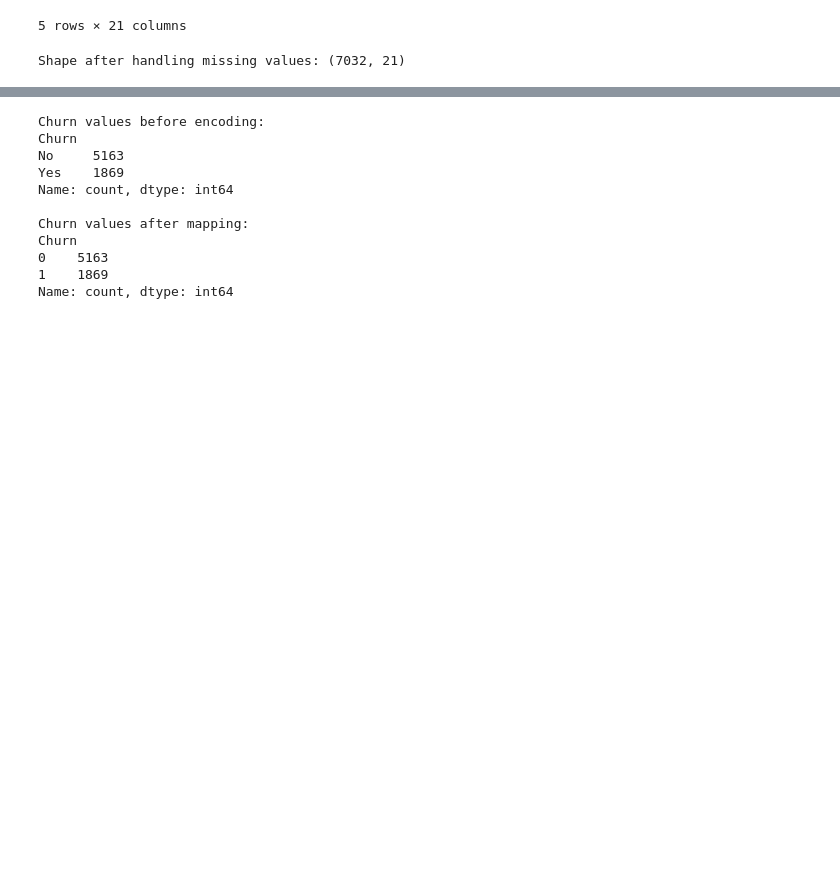
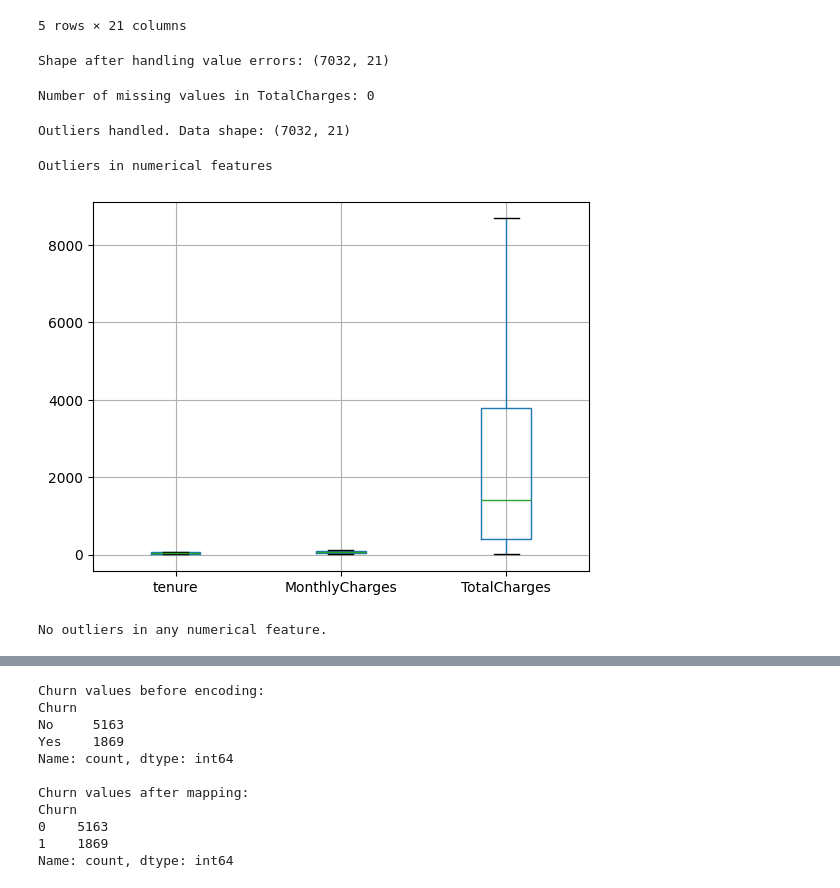
Before and after one commit to Amasha03/Customer_Churn_Prediction, a Jupyter notebook: notebooks/02_Preprocessing.ipynb, the cells around one changed output, grey strips where cells are left out. Saved outputs shown, nothing was run; the diff lists cells and outputs as text; code cells hidden in the pictures; blank space fills up the shorter version.

```diff
--- a/notebooks/02_Preprocessing.ipynb
+++ b/notebooks/02_Preprocessing.ipynb
@@ -36,14 +38,52 @@ Original shape: (7043, 21)
 | 4 | 9237-HQITU | Female | 0 | No | No | 2 | Yes | No | ... |
 5 rows × 21 columns
 # %%
-#Handle missing/ invalid values
+#Handle empty values
 df=df.replace(' ',np.nan)
 df=df.dropna()
-print("Shape after handling missing values:", df.shape)
 
-
-#Convert TotalCharges to numeric
-df['TotalCharges']=pd.to_numeric(df['TotalCharges'],errors='coerce')
-df['TotalCharges']=df['TotalCharges'].fillna(df['TotalCharges'].median())
+#Handle duplicates
+df=df.drop_duplicates()
+print("Shape after handling value errors:", df.shape)
 # %% [output]
-Shape after handling missing values: (7032, 21)
+Shape after handling value errors: (7032, 21)
+# %%
+#Handle TotalCharges
+#Convert TotalCharges to numeric
+df['TotalCharges']=pd.to_numeric(df['TotalCharges'],errors='coerce')
+
+missing_total=df['TotalCharges'].isnull().sum()
+print(f"Number of missing values in TotalCharges: {missing_total}")
+
+#Replace median values with median of the TotalCharge
+df['TotalCharges']=df['TotalCharges'].fillna(df['TotalCharges'].median())
+# %% [output]
+Number of missing values in TotalCharges: 0
+# %%
+# 3. Cap outliers for 3 main telco numerical features
+for col in ['tenure', 'MonthlyCharges', 'TotalCharges']:
+    if col in df.columns:
+        Q1 = df[col].quantile(0.25)
+        Q3 = df[col].quantile(0.75)
+        IQR = Q3 - Q1
+        lower_bound = Q1 - 1.5 * IQR
+        upper_bound = Q3 + 1.5 * IQR
+        df[col] = np.clip(df[col], lower_bound, upper_bound)
+
+# 4. Fix impossible values
+df['tenure'] = df['tenure'].clip(lower=0)  # No negative tenure
+
+# Done! Your data is ready
+print("Outliers handled. Data shape:", df.shape)
+# %% [output]
+Outliers handled. Data shape: (7032, 21)
+# %%
+#Outliers in numerical features
+print("\nOutliers in numerical features")
+df[['tenure', 'MonthlyCharges', 'TotalCharges']].boxplot()
+plt.show()
+print("\nNo outliers in any numerical feature.\n")
+# %% [output]
+Outliers in numerical features
+[figure, added]
+No outliers in any numerical feature.
```
Also changed, not shown: parts of 6 cells of this notebook.
